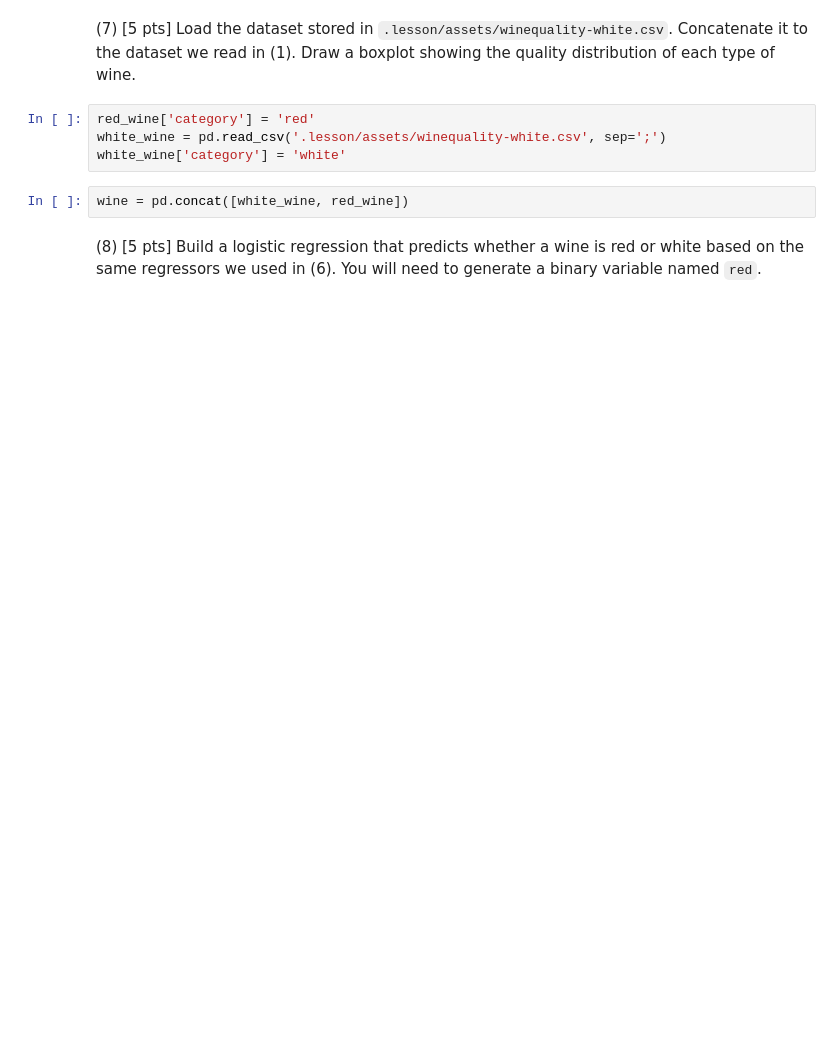
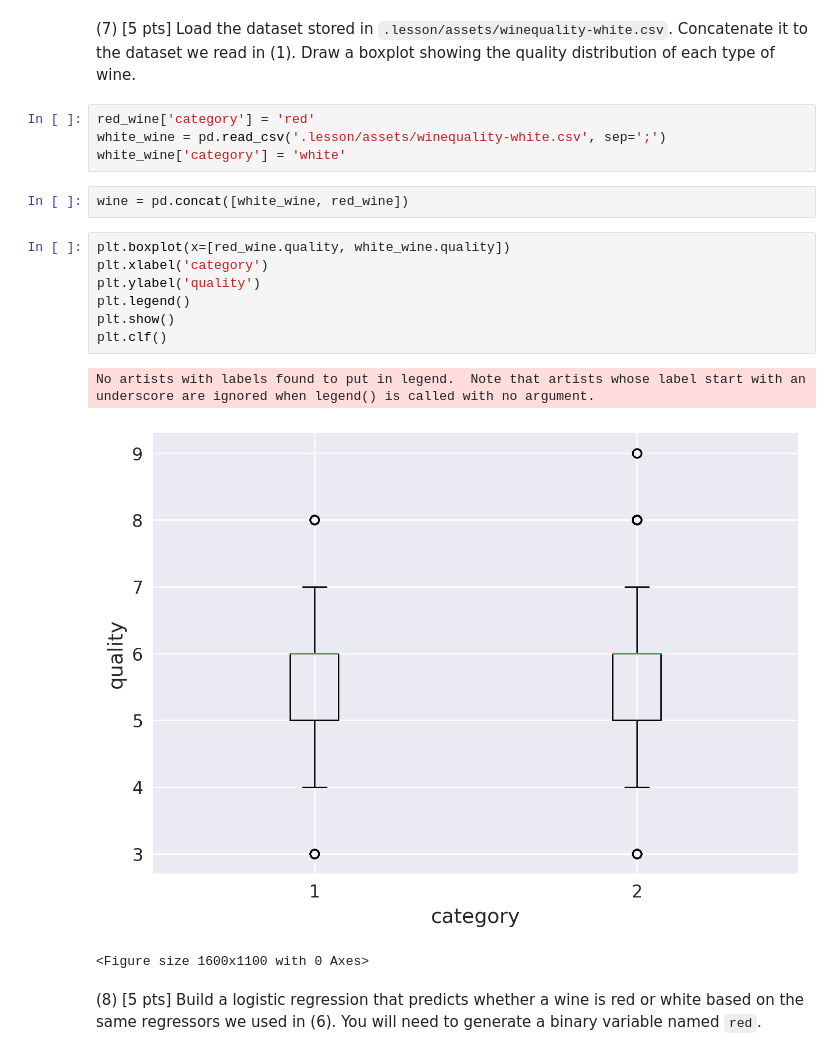
Before and after one commit to seneca86/Sample_final_EMS, a Jupyter notebook: main.ipynb, the cells around one changed output. Cells and saved outputs as stored; diff of their text form; blank space fills up the shorter version.

```diff
--- a/main.ipynb
+++ b/main.ipynb
@@ -117,5 +129,16 @@ white_wine = pd.read_csv('.lesson/assets/winequality-white.csv', sep=';')
 white_wine['category'] = 'white'
 # %%
 wine = pd.concat([white_wine, red_wine])
+# %%
+plt.boxplot(x=[red_wine.quality, white_wine.quality])
+plt.xlabel('category')
+plt.ylabel('quality')
+plt.legend()
+plt.show()
+plt.clf()
+# %% [output]
+No artists with labels found to put in legend.  Note that artists whose label start with an underscore are ignored when legend() is called with no argument.
+[figure, added]
+<Figure size 1600x1100 with 0 Axes>
 # %% [markdown]
 (8) [5 pts] Build a logistic regression that predicts whether a wine is red or white based on the same regressors we used in (6). You will need to generate a binary variable named `red`.
```
Also changed, not shown: parts of 9 cells of this notebook.
